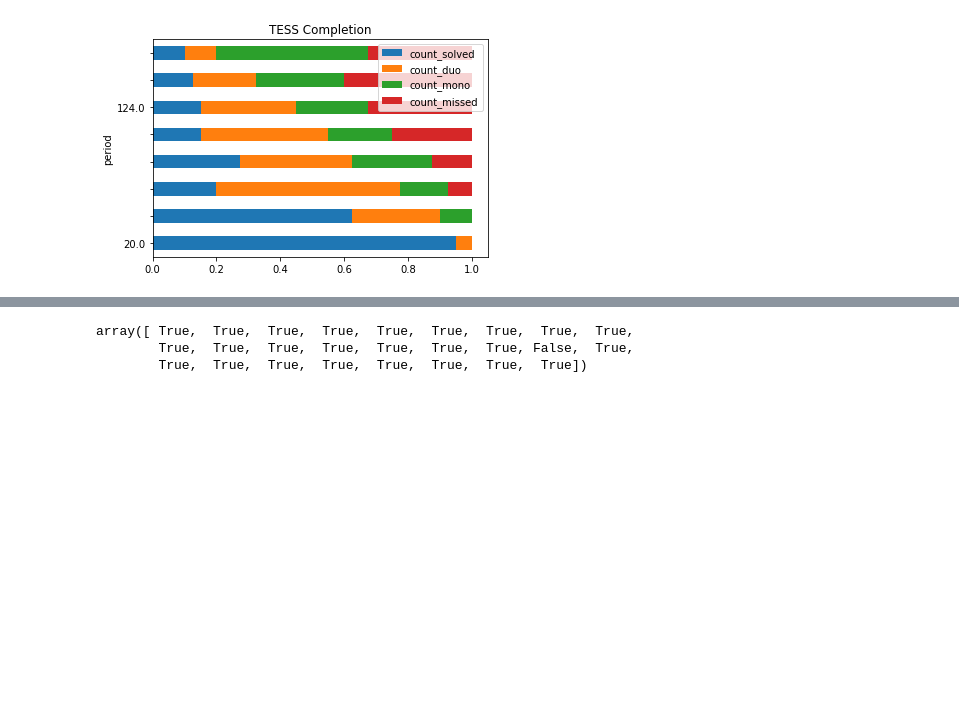
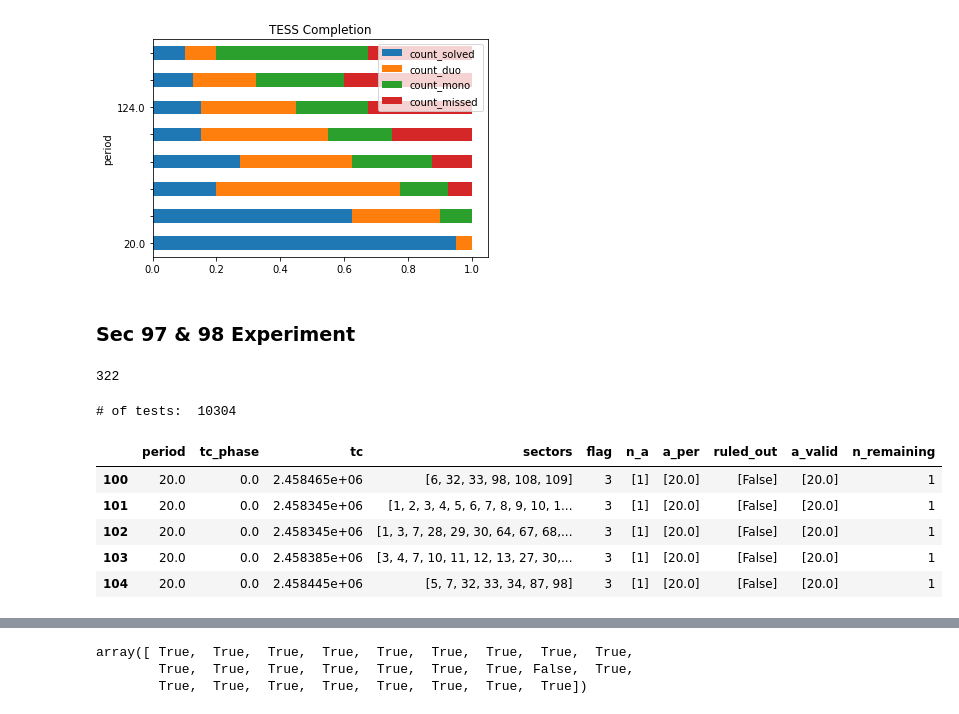
Before and after one commit to rae-holcomb/tess_scheduling, a Jupyter notebook: sandbox2.ipynb, the cells around one changed output, grey strips where cells are left out. Drawn from its saved outputs; the diff is of its cells as text; code cells hidden in the pictures; blank space fills up the shorter version.

```diff
--- a/sandbox2.ipynb
+++ b/sandbox2.ipynb
@@ -1060,7 +1100,7 @@ for n_p, period in enumerate(periods):
     if flag == -100:
         break
 # %%
-column_names = ['period', 'tc_phase', 'sectors', 'flag', 'n_a', 'a_per', 'ruled_out', 'a_valid']
+column_names = ['period', 'tc_phase', 'tc', 'sectors', 'flag', 'n_a', 'a_per', 'ruled_out', 'a_valid', 'n_remaining']
 rdf = pd.DataFrame(rows_list, columns=column_names)
 rdf[100:105]
 # %% [output]
@@ -1077,0 +1127,6 @@ rdf[100:105]
+# %%
+# see how it goes to add a new observing period corresponding to new orbits from sector 97
+new_sec = orbit_times[orbit_times.sector==97].iloc[0]
+row = rdf.iloc[15]
+
+check_new_observing_period(row.period, row.tc, row.flag, row.n_a, row.a_per, row.ruled_out, new_sec.t_start, new_sec.t_end)
@@ -1132,3 +1199,28 @@ ax.set_yticklabels(period_labels)
 fig.show()
 # %% [output]
 [figure]
+# %% [markdown]
+### Sec 97 & 98 Experiment
+# %%
+# Identify rows that have sec 97 or 98
+grab = [(97 in arr) or (98 in arr) for arr in sec_unique1]
+print(sum(grab))
+
+# define mission stop times
+mission_stop_base = max(orbit_times[orbit_times.sector <= 96].t_end)
+mission_stop_extended = max(orbit_times[orbit_times.sector <= 98].t_end)
+
+# get a sub df of the orbit times that only goes to 96 or 98
+orbit_times96 = orbit_times[orbit_times.sector <= 96].copy().reset_index(drop=True)
+orbit_times98 = orbit_times[orbit_times.sector <= 98].copy().reset_index(drop=True)
+# %% [output]
+322
+# %%
+# set up grid of periods, tc_phases, and sector combinations
+periods = np.arange(20,170,20.8)
+tc_phases = np.arange(0,1,.3)
+sec_unique_sub = np.array(sec_unique1, dtype='object')[grab].copy()
+
+print("# of tests: ", len(periods)*len(tc_phases)*len(sec_unique_sub))
+# %% [output]
+# of tests:  10304
@@ -1134,0 +1306,11 @@ fig.show()
+# %%
+column_names = ['period', 'tc_phase', 'tc', 'sectors', 'flag', 'n_a', 'a_per', 'ruled_out', 'a_valid', 'n_remaining']
+rdf = pd.DataFrame(rows_list, columns=column_names)
+rdf[100:105]
+# %% [output]
+|  | period | tc_phase | tc | sectors | flag | n_a | a_per | ruled_out | a_valid | n_remaining |
+| 100 | 20.0 | 0.0 | 2.458465e+06 | [6, 32, 33, 98, 108, 109] | 3 | [1] | [20.0] | [False] | [20.0] | 1 |
+| 101 | 20.0 | 0.0 | 2.458345e+06 | [1, 2, 3, 4, 5, 6, 7, 8, 9, 10, 1... | 3 | [1] | [20.0] | [False] | [20.0] | 1 |
+| 102 | 20.0 | 0.0 | 2.458345e+06 | [1, 3, 7, 28, 29, 30, 64, 67, 68,... | 3 | [1] | [20.0] | [False] | [20.0] | 1 |
+| 103 | 20.0 | 0.0 | 2.458385e+06 | [3, 4, 7, 10, 11, 12, 13, 27, 30,... | 3 | [1] | [20.0] | [False] | [20.0] | 1 |
+| 104 | 20.0 | 0.0 | 2.458445e+06 | [5, 7, 32, 33, 34, 87, 98] | 3 | [1] | [20.0] | [False] | [20.0] | 1 |
```
Also changed, not shown: parts of 25 cells of this notebook, 2 other files.
